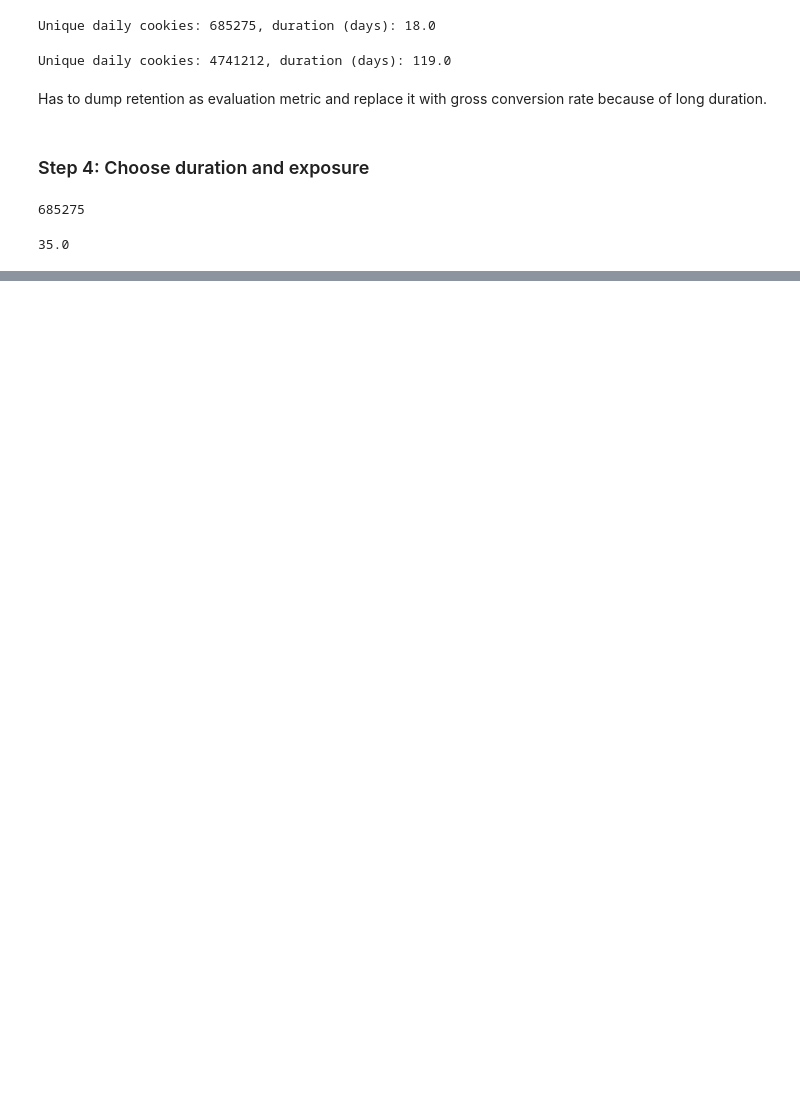
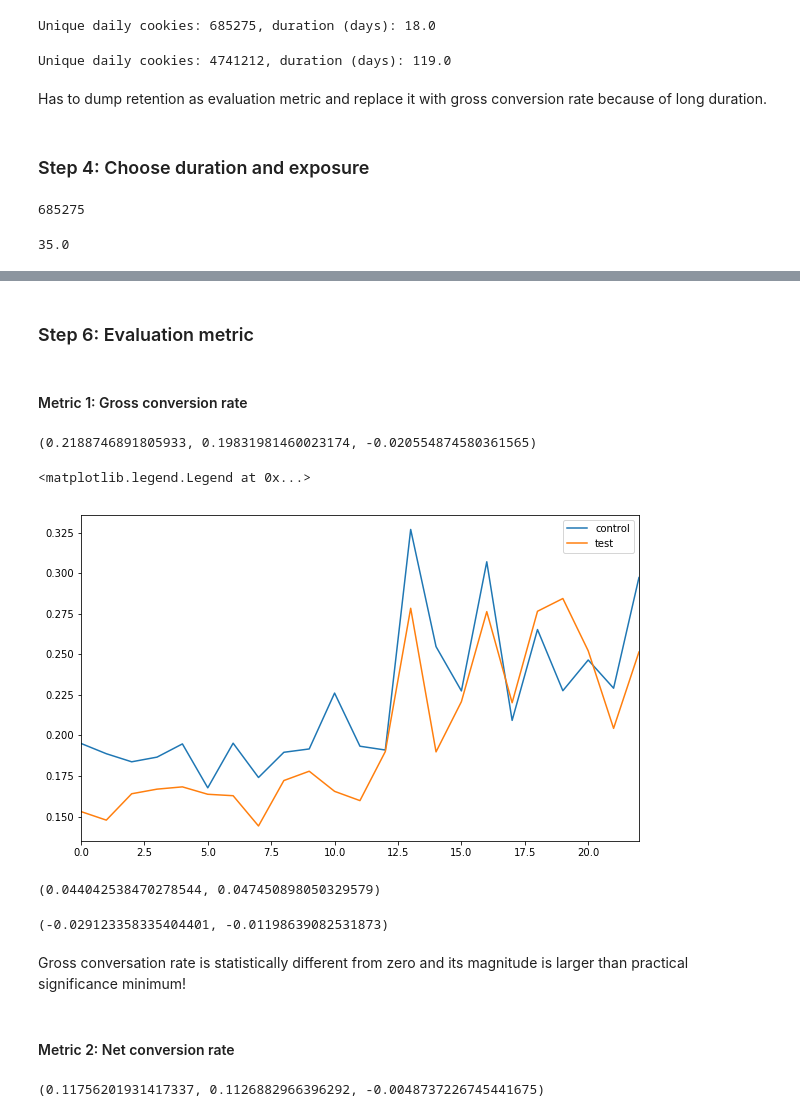
Before and after one commit to antonmosin/udacity_ab_testing, a Jupyter notebook: lesson_6_final_project.ipynb, the cells around one changed output, grey strips where cells are left out. Cells and saved outputs as stored; diff of their text form; code cells hidden in the pictures; blank space fills up the shorter version.

```diff
--- a/lesson_6_final_project.ipynb
+++ b/lesson_6_final_project.ipynb
@@ -183,0 +285,29 @@ np.ceil(total_cookies_gross_conv  / n_visit_cookies / exposure)
+# %% [markdown]
+### Step 6: Evaluation metric
+# %%
+control = control[control.Enrollments.notnull()]
+test = test[test.Enrollments.notnull()]
+# %% [markdown]
+#### Metric 1: Gross conversion rate
+# %%
+gross_conv_control = control.Enrollments.sum() / control.Clicks.sum()
+gross_conv_test = test.Enrollments.sum() / test.Clicks.sum()
+gross_conv_dif = gross_conv_test - gross_conv_control
+
+gross_conv_control_daily = control.Enrollments.div(control.Clicks)
+gross_conv_test_daily = test.Enrollments.div(test.Clicks)
+# %%
+gross_conv_control,  gross_conv_test, gross_conv_dif
+# %% [output]
+(0.2188746891805933, 0.19831981460023174, -0.020554874580361565)
+# %%
+gross_conv_control_daily.plot(label='control')
+gross_conv_test_daily.plot(label='test')
+plt.legend()
+# %% [output]
+<matplotlib.legend.Legend at 0x...>
+[figure, added]
+# %%
+control.Enrollments.div(control.Clicks).std(), test.Enrollments.div(test.Clicks).std()
+# %% [output]
+(0.044042538470278544, 0.047450898050329579)
@@ -183,0 +321,8 @@ np.ceil(total_cookies_gross_conv  / n_visit_cookies / exposure)
+# %%
+gross_conv_dif - se_pooled * 1.96, gross_conv_dif + se_pooled * 1.96
+# %% [output]
+(-0.029123358335404401, -0.01198639082531873)
+# %% [markdown]
+Gross conversation rate is statistically different from zero and its magnitude is larger than practical significance minimum!
+# %% [markdown]
+#### Metric 2: Net conversion rate
@@ -183,0 +336,4 @@ np.ceil(total_cookies_gross_conv  / n_visit_cookies / exposure)
+# %%
+net_conv_control, net_conv_test, net_conv_dif
+# %% [output]
+(0.11756201931417337, 0.1126882966396292, -0.0048737226745441675)
```
Also changed, not shown: parts of 40 cells of this notebook.
